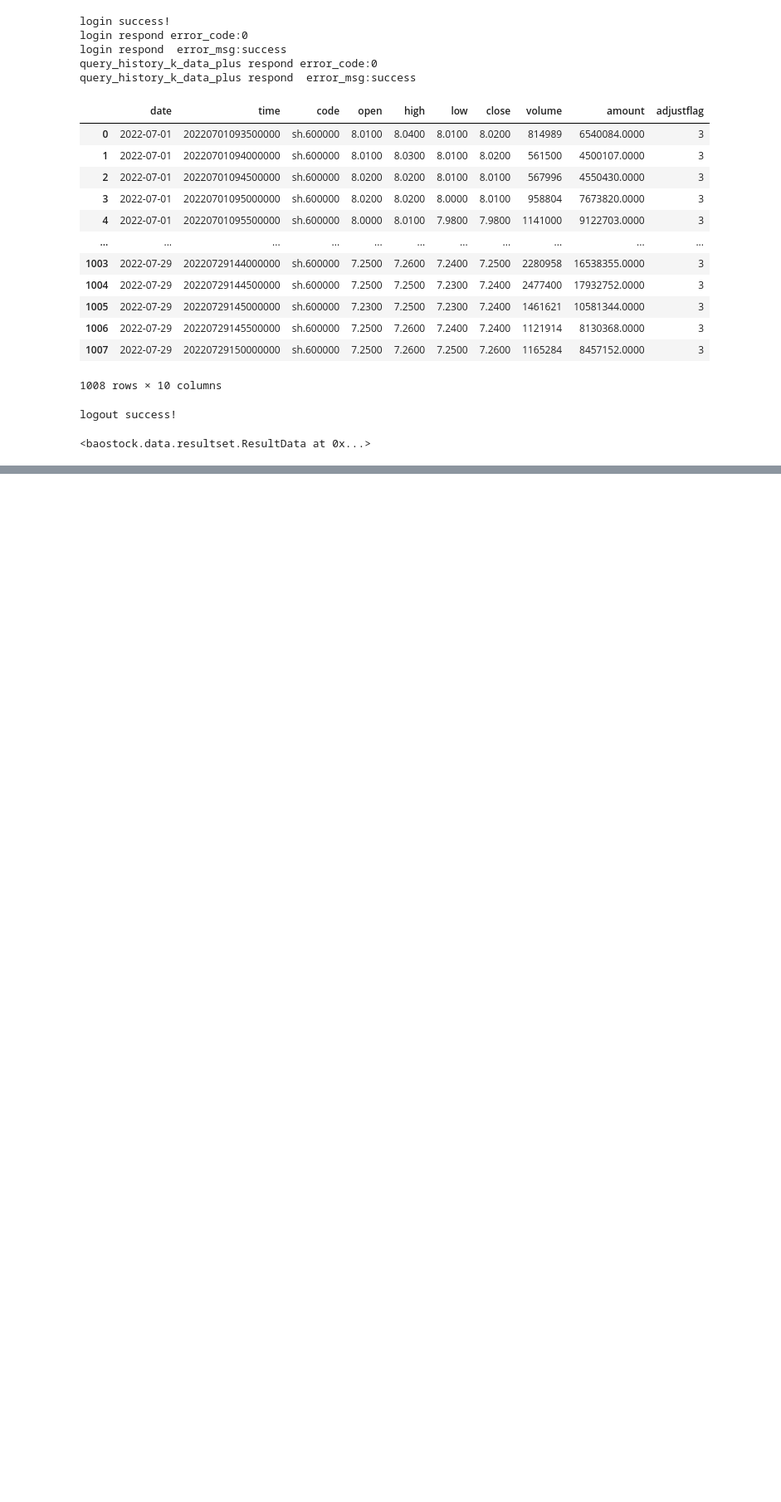
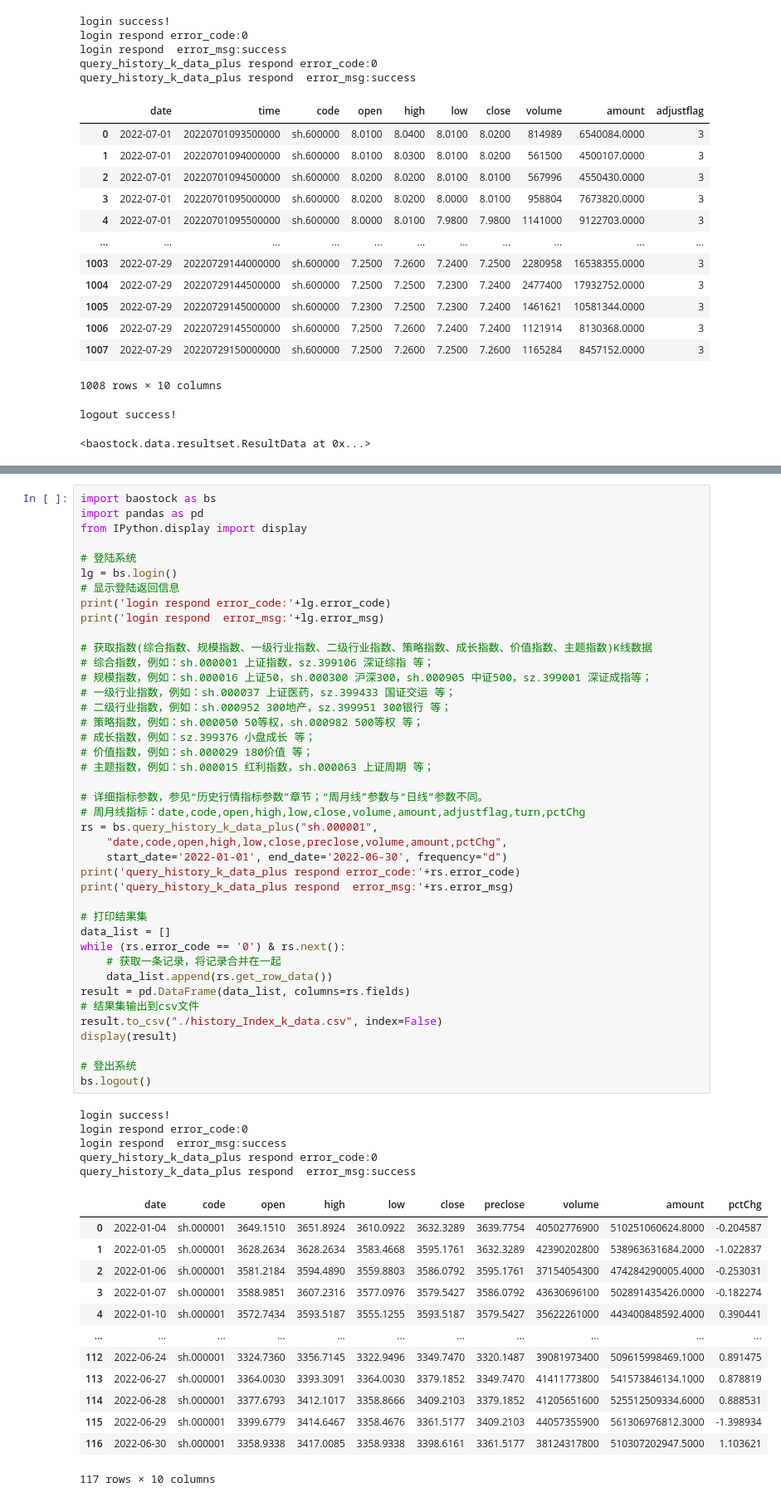
Before and after one commit to Ted88368/quant_in_action, a Jupyter notebook: quick_start/01_股票数据的获取.ipynb, the cells around one changed output, grey strips where cells are left out. Shown at 83% size. Drawn from its saved outputs; the diff is of its cells as text; blank space fills up the shorter version.

```diff
--- a/quick_start/01_股票数据的获取.ipynb
+++ b/quick_start/01_股票数据的获取.ipynb
@@ -119,0 +122,60 @@ logout success!
+# %%
+import baostock as bs
+import pandas as pd
+from IPython.display import display
+
+# 登陆系统
+lg = bs.login()
+# 显示登陆返回信息
+print('login respond error_code:'+lg.error_code)
+print('login respond  error_msg:'+lg.error_msg)
+
+# 获取指数(综合指数、规模指数、一级行业指数、二级行业指数、策略指数、成长指数、价值指数、主题指数)K线数据
+# 综合指数，例如：sh.000001 上证指数，sz.399106 深证综指 等；
+# 规模指数，例如：sh.000016 上证50，sh.000300 沪深300，sh.000905 中证500，sz.399001 深证成指等；
+# 一级行业指数，例如：sh.000037 上证医药，sz.399433 国证交运 等；
+# 二级行业指数，例如：sh.000952 300地产，sz.399951 300银行 等；
+# 策略指数，例如：sh.000050 50等权，sh.000982 500等权 等；
+# 成长指数，例如：sz.399376 小盘成长 等；
+# 价值指数，例如：sh.000029 180价值 等；
+# 主题指数，例如：sh.000015 红利指数，sh.000063 上证周期 等；
+
+# 详细指标参数，参见“历史行情指标参数”章节；“周月线”参数与“日线”参数不同。
+# 周月线指标：date,code,open,high,low,close,volume,amount,adjustflag,turn,pctChg
+rs = bs.query_history_k_data_plus("sh.000001",
+    "date,code,open,high,low,close,preclose,volume,amount,pctChg",
+    start_date='2022-01-01', end_date='2022-06-30', frequency="d")
+print('query_history_k_data_plus respond error_code:'+rs.error_code)
+print('query_history_k_data_plus respond  error_msg:'+rs.error_msg)
+
+# 打印结果集
+data_list = []
+while (rs.error_code == '0') & rs.next():
+    # 获取一条记录，将记录合并在一起
+    data_list.append(rs.get_row_data())
+result = pd.DataFrame(data_list, columns=rs.fields)
+# 结果集输出到csv文件
+result.to_csv("./history_Index_k_data.csv", index=False)
+display(result)
+
+# 登出系统
+bs.logout()
+# %% [output]
+login success!
+login respond error_code:0
+login respond  error_msg:success
+query_history_k_data_plus respond error_code:0
+query_history_k_data_plus respond  error_msg:success
+|  | date | code | open | high | low | close | preclose | volume | amount | pctChg |
+| 0 | 2022-01-04 | sh.000001 | 3649.1510 | 3651.8924 | 3610.0922 | 3632.3289 | 3639.7754 | 40502776900 | 510251060624.8000 | -0.204587 |
+| 1 | 2022-01-05 | sh.000001 | 3628.2634 | 3628.2634 | 3583.4668 | 3595.1761 | 3632.3289 | 42390202800 | 538963631684.2000 | -1.022837 |
+| 2 | 2022-01-06 | sh.000001 | 3581.2184 | 3594.4890 | 3559.8803 | 3586.0792 | 3595.1761 | 37154054300 | 474284290005.4000 | -0.253031 |
+| 3 | 2022-01-07 | sh.000001 | 3588.9851 | 3607.2316 | 3577.0976 | 3579.5427 | 3586.0792 | 43630696100 | 502891435426.0000 | -0.182274 |
+| 4 | 2022-01-10 | sh.000001 | 3572.7434 | 3593.5187 | 3555.1255 | 3593.5187 | 3579.5427 | 35622261000 | 443400848592.4000 | 0.390441 |
+| ... | ... | ... | ... | ... | ... | ... | ... | ... | ... | ... |
+| 112 | 2022-06-24 | sh.000001 | 3324.7360 | 3356.7145 | 3322.9496 | 3349.7470 | 3320.1487 | 39081973400 | 509615998469.1000 | 0.891475 |
+| 113 | 2022-06-27 | sh.000001 | 3364.0030 | 3393.3091 | 3364.0030 | 3379.1852 | 3349.7470 | 41411773800 | 541573846134.1000 | 0.878819 |
+| 114 | 2022-06-28 | sh.000001 | 3377.6793 | 3412.1017 | 3358.8666 | 3409.2103 | 3379.1852 | 41205651600 | 525512509334.6000 | 0.888531 |
+| 115 | 2022-06-29 | sh.000001 | 3399.6779 | 3414.6467 | 3358.4676 | 3361.5177 | 3409.2103 | 44057355900 | 561306976812.3000 | -1.398934 |
+| 116 | 2022-06-30 | sh.000001 | 3358.9338 | 3417.0085 | 3358.9338 | 3398.6161 | 3361.5177 | 38124317800 | 510307202947.5000 | 1.103621 |
+117 rows × 10 columns
```
Also changed, not shown: parts of 12 cells of this notebook, 1 other file.
